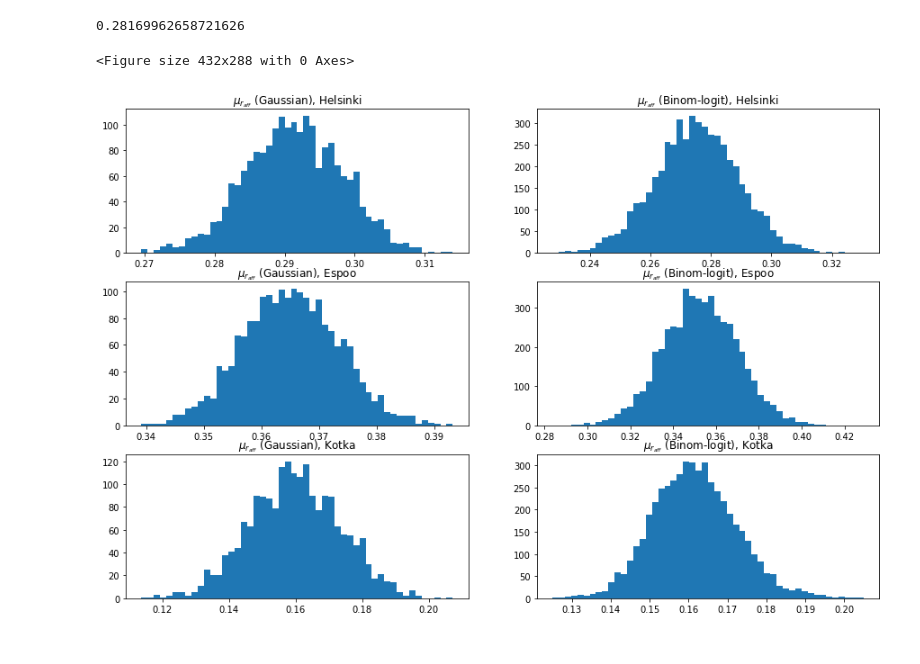
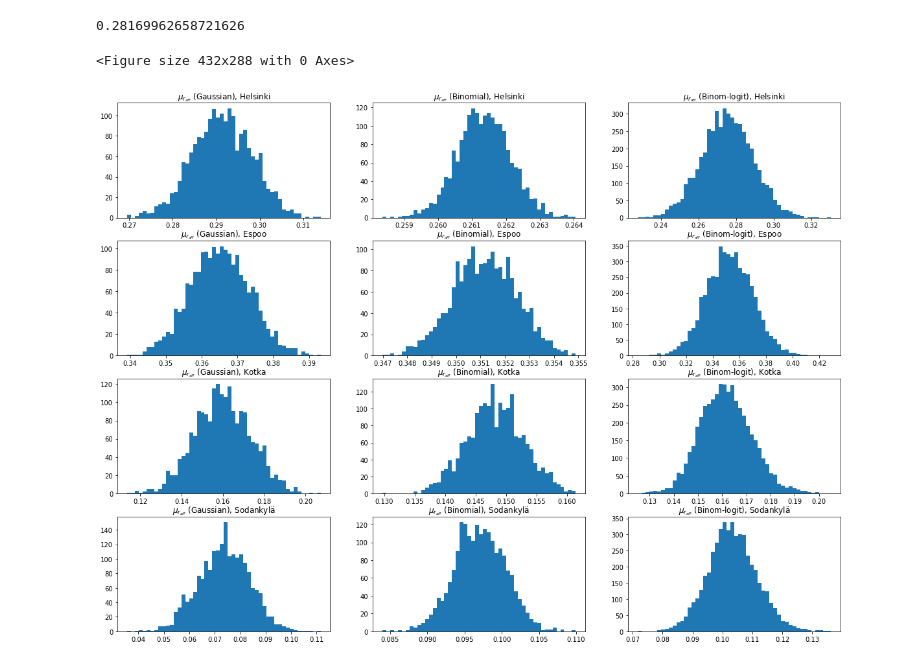
Before and after one commit to Manezki/Finland-Wealth-Segregation, a Jupyter notebook: notebooks/Postal code area segregation study II - RegionalComparison.ipynb, the cells around one changed output. Cells and saved outputs as stored; diff of their text form; code cells hidden in the pictures.

```diff
--- a/notebooks/Postal code area segregation study II - RegionalComparison.ipynb
+++ b/notebooks/Postal code area segregation study II - RegionalComparison.ipynb
@@ -309,23 +316,24 @@ with open('affluence_hierarchical_gaussian.pkl', 'rb') as f:
 # %%
-regions_to_plot = [(0, 'Helsinki'), (2,'Espoo'), (47, 'Kotka')]
+regions_to_plot = [(0, 'Helsinki'), (2,'Espoo'), (47, 'Kotka'), (98, 'Sodankylä')]
 models = [('Gaussian', {'mu_regional': mu_regional_ps_g}),
+          ('Binomial', {'mu_regional': p_regional_b}),
           ('Binom-logit', {'mu_regional': expit(mu_regional_ps)})]
 def plot_region_histograms(regions_to_plot, models):
     n_regions_to_plot, n_models = len(regions_to_plot), len(models)
     n_subplots = n_regions_to_plot * n_models
     fig = plt.figure()
-    plt.subplots(n_regions_to_plot, n_models, figsize=(15, 10), sharex=True)
+    plt.subplots(n_regions_to_plot, n_models, figsize=(20, 15), sharex=True)
 #    fig.subplots_adjust(hspace=1, wspace=1)
     for i_region, region_to_plot in enumerate(regions_to_plot):
         for j_model, model in enumerate(models):
             plt.subplot(n_regions_to_plot, n_models, i_region*n_models + j_model + 1)
             region_ix, region_name = region_to_plot
             model_name, model_content = model
             plt.hist(model_content['mu_regional'][:,region_ix], bins=50)
             plt.title('$\\mu_{r_{aff}}$ (%s), %s' % (model_name, region_name))
 
 
 plot_region_histograms(regions_to_plot, models)
 # %% [output]
 <Figure size 432x288 with 0 Axes>
-[figure, old version]
+[figure, new version]
```
Also changed, not shown: parts of 2 cells of this notebook.
